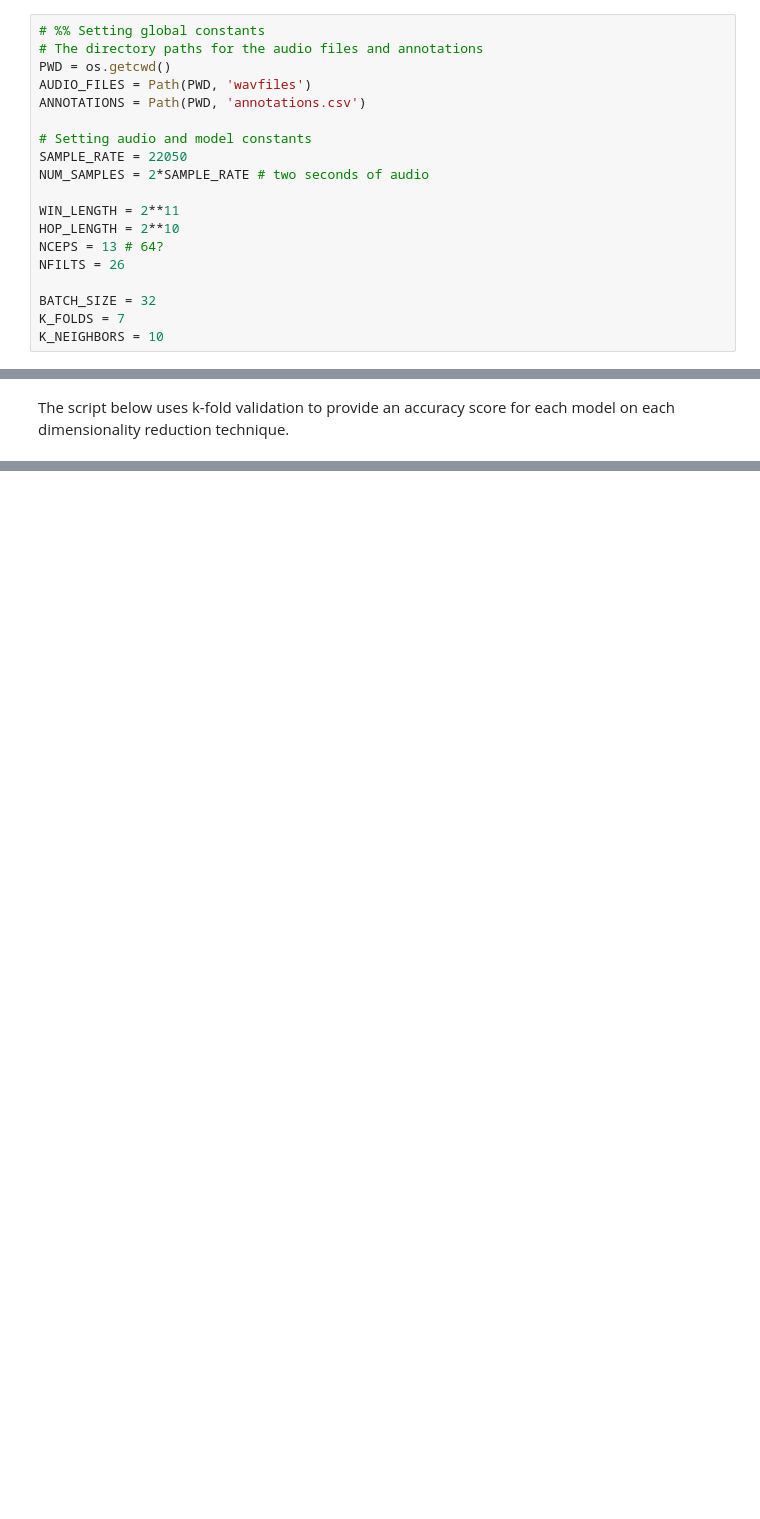
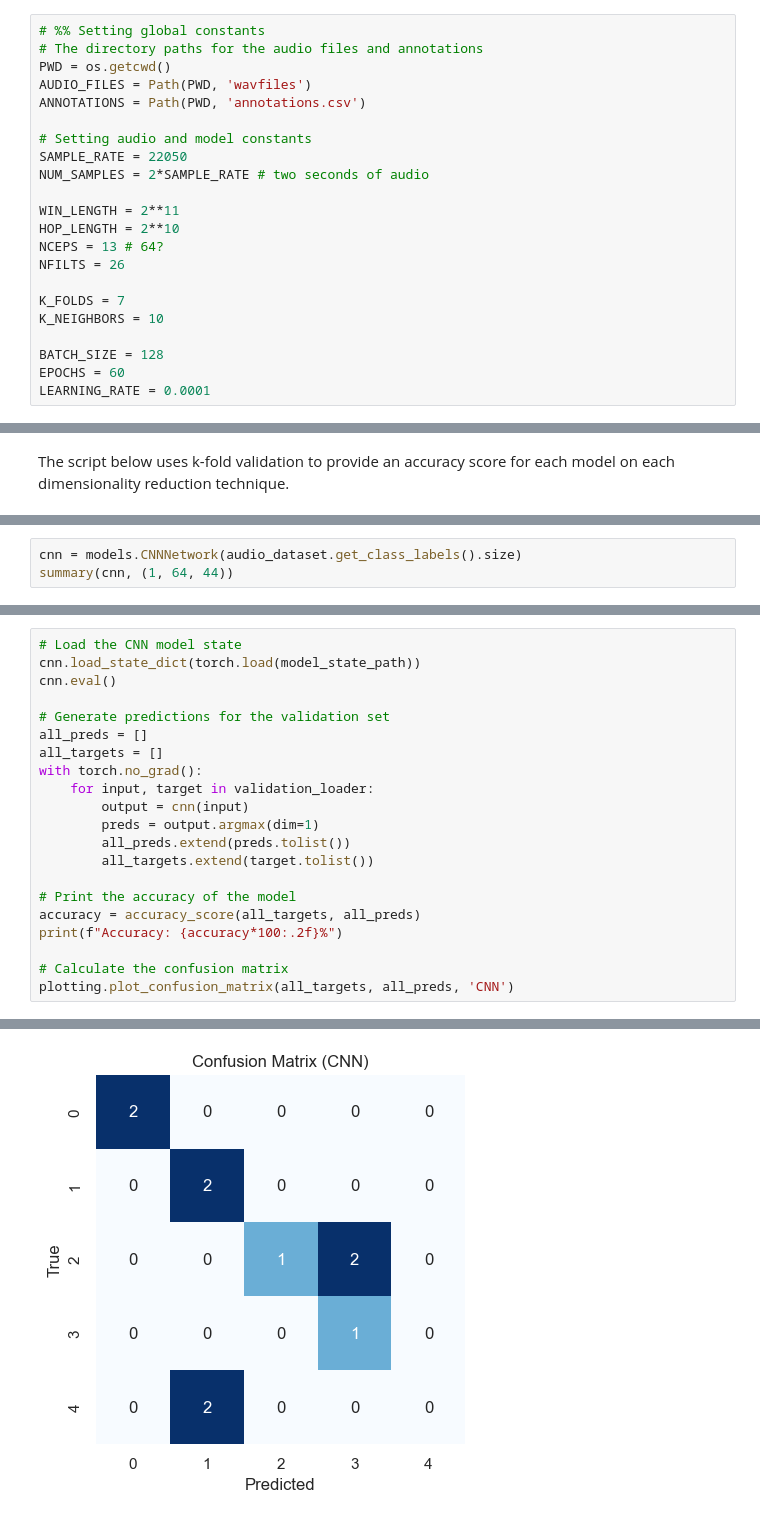
Before and after one commit to harveyf2801/MIR-Instrument-Classification, a Jupyter notebook: main.ipynb, the cells around one changed output, grey strips where cells are left out. Drawn from its saved outputs; the diff is of its cells as text; blank space fills up the shorter version.

```diff
--- a/main.ipynb
+++ b/main.ipynb
@@ -85,9 +85,12 @@ HOP_LENGTH = 2**10
 NCEPS = 13 # 64?
 NFILTS = 26
 
-BATCH_SIZE = 32
 K_FOLDS = 7
 K_NEIGHBORS = 10
+
+BATCH_SIZE = 128
+EPOCHS = 60
+LEARNING_RATE = 0.0001
 # %% [markdown]
 To setup the dataset we first need to check the annotations file is created, if not we can iterate through the wav files and create one based off of the file names. This custom function `dataset.create_file_annotations()` then returns a pandas dataframe holding information such as the filename, class label, class ID, and audio length in seconds. Using this information we can plot the class distribution to check if we have too much of an imbalance in any of the classes.
 # %%
@@ -535,0 +587,3 @@ WARNING:matplotlib.legend:No artists with labels found to put in legend.  Note t
+# %%
+cnn = models.CNNNetwork(audio_dataset.get_class_labels().size)
+summary(cnn, (1, 64, 44))
@@ -535,0 +722,22 @@ WARNING:matplotlib.legend:No artists with labels found to put in legend.  Note t
+# %%
+# Load the CNN model state
+cnn.load_state_dict(torch.load(model_state_path))
+cnn.eval()
+
+# Generate predictions for the validation set
+all_preds = []
+all_targets = []
+with torch.no_grad():
+    for input, target in validation_loader:
+        output = cnn(input)
+        preds = output.argmax(dim=1)
+        all_preds.extend(preds.tolist())
+        all_targets.extend(target.tolist())
+
+# Print the accuracy of the model
+accuracy = accuracy_score(all_targets, all_preds)
+print(f"Accuracy: {accuracy*100:.2f}%")
+
+# Calculate the confusion matrix
+plotting.plot_confusion_matrix(all_targets, all_preds, 'CNN')
+# %% [output]
@@ -536,3 +745,4 @@ WARNING:matplotlib.legend:No artists with labels found to put in legend.  Note t
+[figure, added]
 # %% [markdown]
 ## Bibliography
 
```
Also changed, not shown: parts of 15 cells of this notebook, 8 other files.
